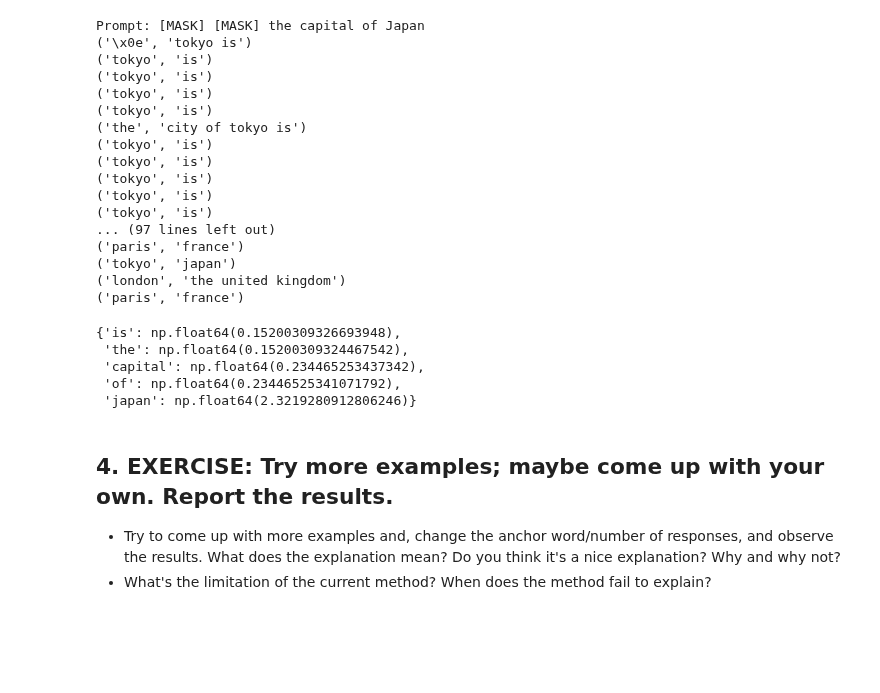
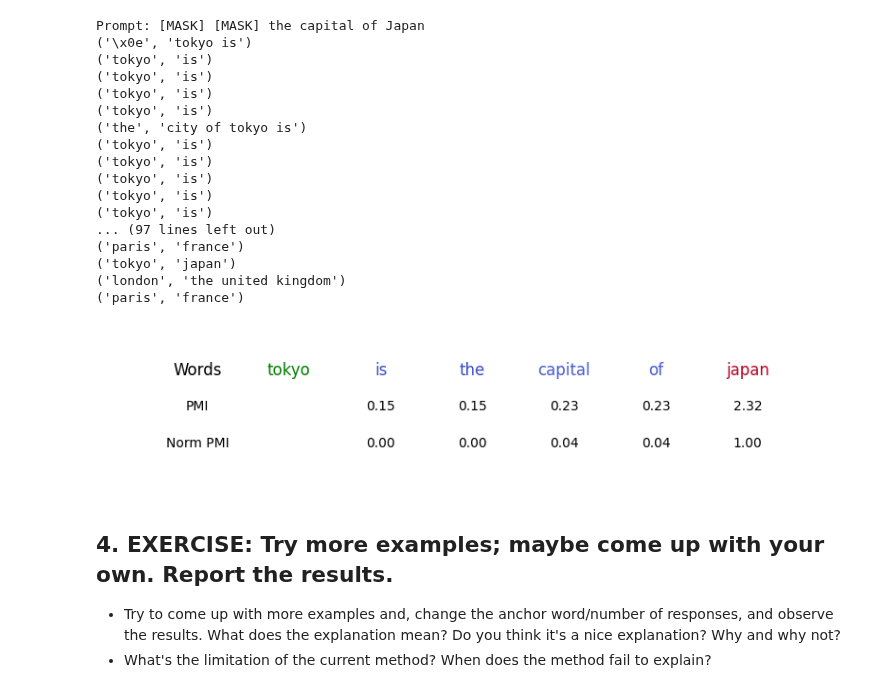
Before and after one commit to jereml99/XAI_GenAI_project_release, a Jupyter notebook: XAI_GenAI.ipynb, the cells around one changed output. Drawn from its saved outputs; the diff is of its cells as text; code cells hidden in the pictures; blank space fills up the shorter version.

```diff
--- a/XAI_GenAI.ipynb
+++ b/XAI_GenAI.ipynb
@@ -126,9 +126,9 @@ def run_prompts(model, sentence, anchor_idx, prompts_per_word=20):
                 prefix_prompt(prompt),
             ).strip()
             if response:
-                replacement = tuple(get_replacements(prompt, response))
+                replacement = get_replacements(prompt, response)
                 if replacement:
-                    replacements.append(replacement)
+                    replacements.append(tuple(replacement))
         if len(replacements) > 0:
             all_replacements.append(replacements)
     return all_replacements
@@ -179,56 +186,63 @@ import numpy as np
 
 def caluclate_pmi(sentence, anchor_word_idx, all_responses):
     anchor_word = sentence.split()[anchor_word_idx]
-    pmi_dict = {}
-
+    pmi_list = []
     i = 0
     for word in sentence.split():
         if word != anchor_word:
             frequency_of_pairs = Counter(all_responses[i])
             frequency_of_X = Counter([pair[0] for pair in all_responses[i]])
             frequency_of_Y = Counter([pair[1] for pair in all_responses[i]])
 
             p_x = frequency_of_X[anchor_word] / len(all_responses[i])
             p_y = frequency_of_Y[word] / len(all_responses[i])
             p_xy = frequency_of_pairs[(anchor_word, word)] / len(all_responses[i])
             epsilon = 1e-10
             pmi = np.log2(p_xy / (p_x * p_y + epsilon))
-            pmi_dict[word] = pmi
+            pmi_list.append(pmi)
             i += 1
-    return pmi_dict
+        else:
+            pmi_list.append(0)
+    return pmi_list
 
 
 import matplotlib.pyplot as plt
-
-def visualize_pmi(pmi_dict):
-    words = list(pmi_dict.keys())
-    pmi_values = np.array(list(pmi_dict.values()))
+def visualize_pmi(pmi_list, sentence, anchor_word_idx):
+    words = sentence.split()
+    pmi_values = np.array(pmi_list)
 
     # Normalize the PMI values
-    norm = plt.Normalize(pmi_values.min(), pmi_values.max())
+    norm = plt.Normalize(pmi_values[np.arange(len(pmi_values)) != anchor_word_idx].min(),
+                         pmi_values[np.arange(len(pmi_values)) != anchor_word_idx].max())
     norm_pmi_values = norm(pmi_values)
 
     # Create a color map
     cmap = plt.get_cmap('coolwarm')
     colors = cmap(norm_pmi_values)
 
     # Plot the words with colors based on PMI values
-    plt.figure(figsize=(10, 1))
+    plt.figure(figsize=(10, 2))
     for i, word in enumerate(words):
-        plt.text(i, 0.5, word, fontsize=12, ha='center', va='center', color=colors[i])
+        color = 'green' if i == anchor_word_idx else colors[i]
+        plt.text(i, 1, word, fontsize=12, ha='center', va='center', color=color)
+        if i != anchor_word_idx:
+            plt.text(i, 0.5, f"{pmi_values[i]:.2f}", fontsize=10, ha='center', va='center', color='black')
+            plt.text(i, 0, f"{norm_pmi_values[i]:.2f}", fontsize=10, ha='center', va='center', color='black')
 
-    plt.xlim(-1, len(words))
+    # Add a quick legend
+    plt.text(-1, 1, "Words", fontsize=12, ha='center', va='center', color='black')
+    plt.text(-1, 0.5, "PMI", fontsize=10, ha='center', va='center', color='black')
+    plt.text(-1, 0, "Norm PMI", fontsize=10, ha='center', va='center', color='black')
+
+    plt.xlim(-2, len(words))
+    plt.ylim(-0.5, 1.5)
     plt.axis('off')
     plt.show()
 
-pmi_dict = caluclate_pmi(sentence, anchor_word_idx, all_responses)
-visualize_pmi(pmi_dict)
+pmi_list = caluclate_pmi(sentence, anchor_word_idx, all_responses)
+visualize_pmi(pmi_list, sentence, anchor_word_idx)
 # %% [output]
-{'is': np.float64(0.15200309326693948),
- 'the': np.float64(0.15200309324467542),
- 'capital': np.float64(0.234465253437342),
- 'of': np.float64(0.23446525341071792),
- 'japan': np.float64(2.3219280912806246)}
+[figure, added]
 # %% [markdown]
 
 ## 4. EXERCISE: Try more examples; maybe come up with your own. Report the results.
```
Also changed, not shown: parts of 5 cells of this notebook, 13 other files.
